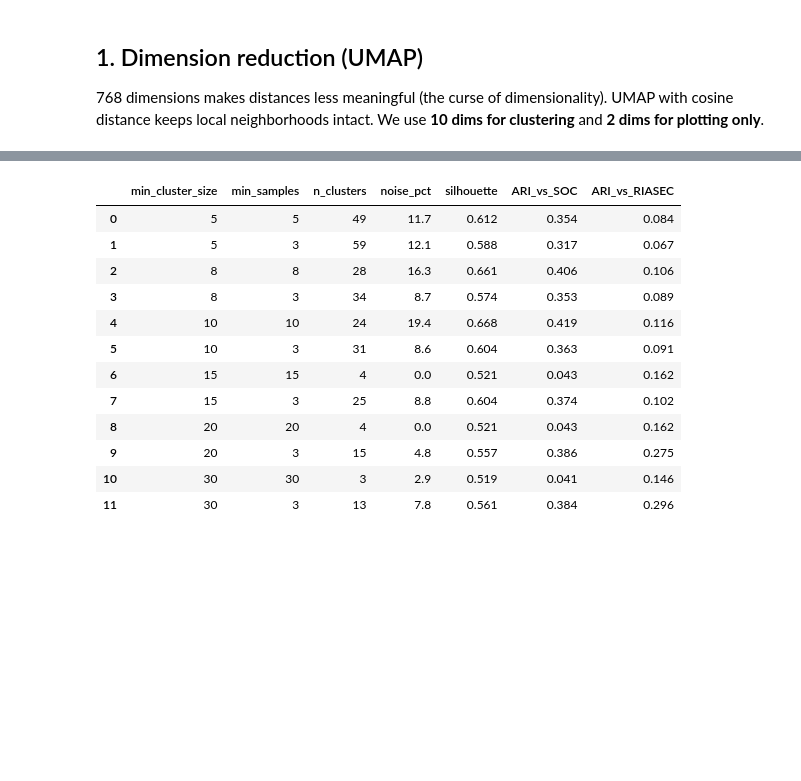
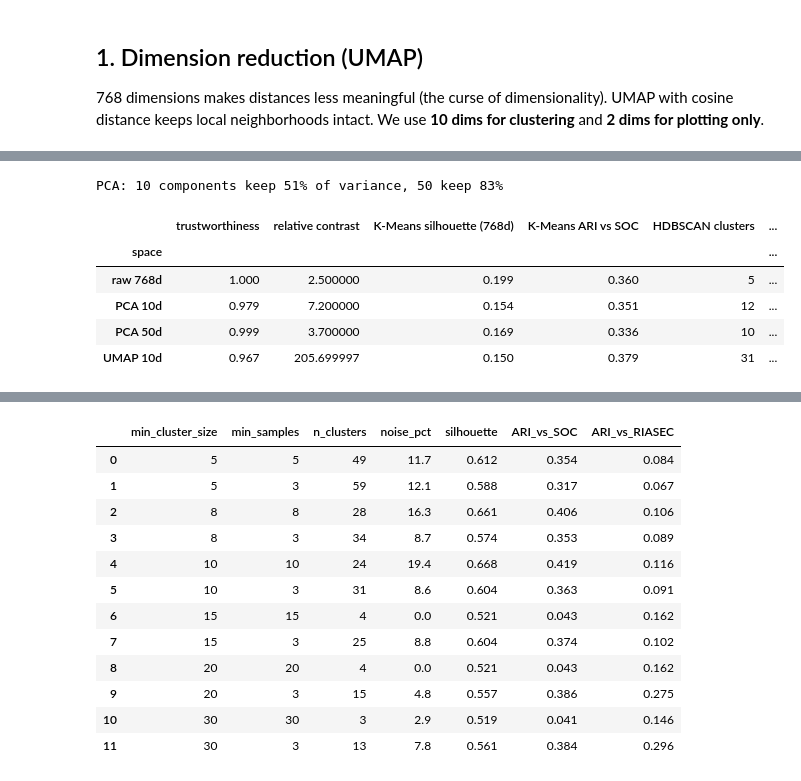
Before and after one commit to ProjectAssembely/Bubbles, a Jupyter notebook: notebooks/02_text_clustering.ipynb, the cells around one changed output, grey strips where cells are left out. Cells and saved outputs as stored; diff of their text form; code cells hidden in the pictures; blank space fills up the shorter version.

```diff
--- a/notebooks/02_text_clustering.ipynb
+++ b/notebooks/02_text_clustering.ipynb
@@ -43,0 +59,46 @@ Key settings: `min_cluster_size` (smallest group allowed) and `min_samples` (how
+# %%
+from sklearn.decomposition import PCA
+from sklearn.manifold import trustworthiness
+from sklearn.metrics import pairwise_distances
+from sklearn.metrics.pairwise import cosine_distances
+
+pca_full = PCA(random_state=SEED).fit(X)
+cum = pca_full.explained_variance_ratio_.cumsum()
+print(f"PCA: 10 components keep {cum[9]:.0%} of variance, 50 keep {cum[49]:.0%}")
+
+spaces = {
+    "raw 768d": X,
+    "PCA 10d": PCA(10, random_state=SEED).fit_transform(X),
+    "PCA 50d": PCA(50, random_state=SEED).fit_transform(X),
+    "UMAP 10d": X10,
+}
+D = cosine_distances(X)  # original-space distances used to score every result
+
+def relative_contrast(R):
+    d = pairwise_distances(R); np.fill_diagonal(d, np.nan)
+    return np.nanmean((np.nanmax(d, 1) - np.nanmin(d, 1)) / np.nanmin(d, 1))
+
+rows = []
+for name, R in spaces.items():
+    km = run_kmeans(R, 30).labels_
+    h = run_hdbscan(R, 10, 3).labels_
+    keep = h != -1
+    rows.append({
+        "space": name,
+        "trustworthiness": 1.0 if R is X else round(trustworthiness(X, R, n_neighbors=15, metric="cosine"), 3),
+        "relative contrast": round(relative_contrast(R), 1),
+        "K-Means silhouette (768d)": round(silhouette_score(D, km, metric="precomputed"), 3),
+        "K-Means ARI vs SOC": round(adjusted_rand_score(reference["SOC"], km), 3),
+        "HDBSCAN clusters": len(set(h[keep])),
+        "HDBSCAN noise %": round(100 * (1 - keep.mean()), 1),
+    })
+dimred = pd.DataFrame(rows).set_index("space")
+dimred
+# %% [output]
+PCA: 10 components keep 51% of variance, 50 keep 83%
+|  | trustworthiness | relative contrast | K-Means silhouette (768d) | K-Means ARI vs SOC | HDBSCAN clusters | ... |
+| space |  |  |  |  |  | ... |
+| raw 768d | 1.000 | 2.500000 | 0.199 | 0.360 | 5 | ... |
+| PCA 10d | 0.979 | 7.200000 | 0.154 | 0.351 | 12 | ... |
+| PCA 50d | 0.999 | 3.700000 | 0.169 | 0.336 | 10 | ... |
+| UMAP 10d | 0.967 | 205.699997 | 0.150 | 0.379 | 31 | ... |
```
Also changed, not shown: parts of 13 cells of this notebook.
